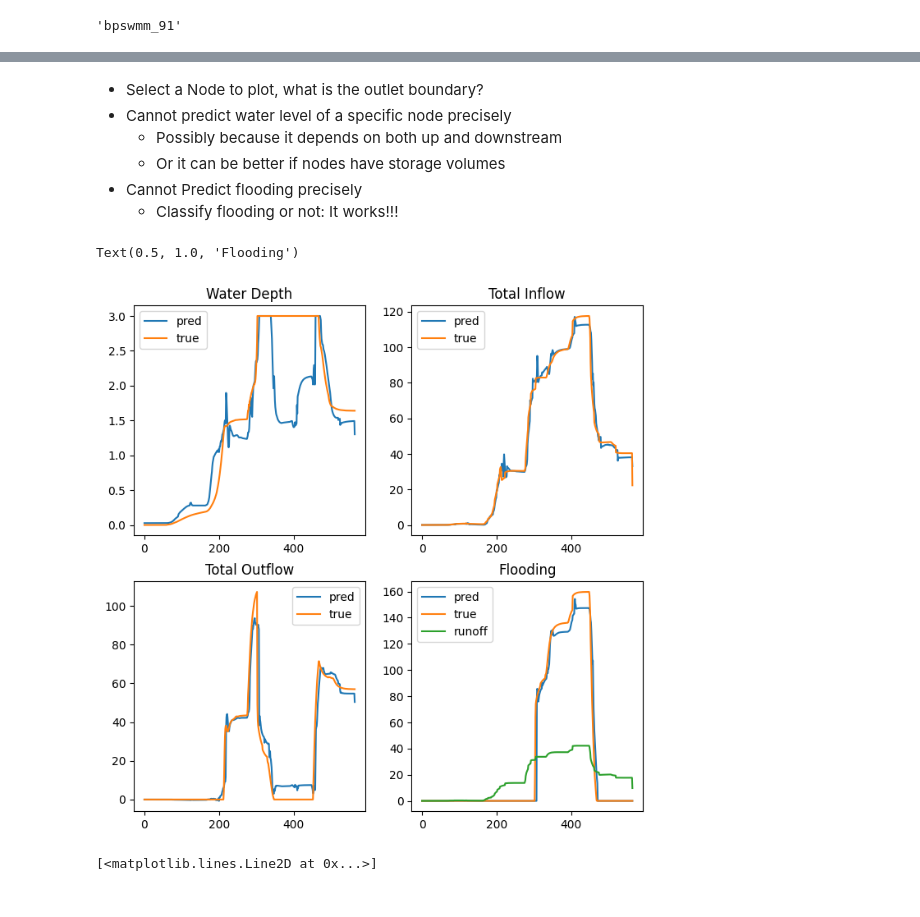
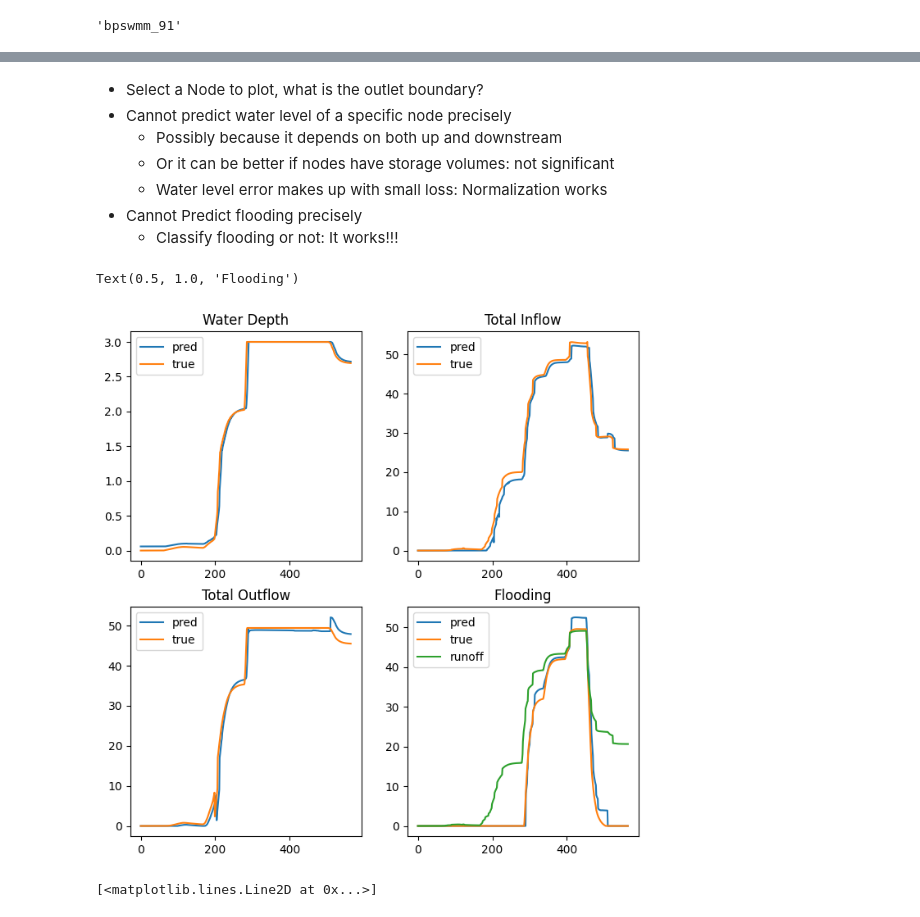
Before and after one commit to Zhiyu014/GNN-UDS, a Jupyter notebook: surrogate/test.ipynb, the cells around one changed output, grey strips where cells are left out. Cells and saved outputs as stored; diff of their text form; code cells hidden in the pictures.

Commit message:
rolling & norm update
Normalization needed to predict water depth

```diff
--- a/surrogate/test.ipynb
+++ b/surrogate/test.ipynb
@@ -5,7 +5,7 @@ import matplotlib.pyplot as plt
 # %% [markdown]
 ### Prediction
 # %%
-cwd = './results/shunqing/5s_res_bal_flood/'
+cwd = './results/shunqing/5s_res_bal_norm_flood/'
 files = [file for file in os.listdir(cwd) if file.endswith('.npy')]
 events = list(set(['_'.join(file.split('_')[:2]) for file in files]))
 # %%
@@ -56,7 +56,8 @@ Text(0.5, 1.0, 'Flooding')
 - Select a Node to plot, what is the outlet boundary?
 - Cannot predict water level of a specific node precisely
     - Possibly because it depends on both up and downstream
-    - Or it can be better if nodes have storage volumes
+    - Or it can be better if nodes have storage volumes: not significant
+    - Water level error makes up with small loss: Normalization works
 - Cannot Predict flooding precisely
     - Classify flooding or not: It works!!!
 # %%
@@ -64,34 +65,34 @@ from swmm_api import read_inp_file
 inp = read_inp_file('./envs/network/shunqing/shunqing.inp')
 # %%
 nodes = [k for k in inp.JUNCTIONS]
-idx = nodes.index('jd55')
-seq = -1
+idx = nodes.index('jd22')
+seq = 0
 
 fig,((ax1,ax2),(ax3,ax4)) = plt.subplots(2,2,figsize=(8,8))
 
 ax1.plot(pred[:,seq,idx,0],label='pred')
 ax1.plot(true[:,seq,idx,0],label='true')
 ax1.legend()
 ax1.set_title('Water Depth')
 
 ax2.plot(pred[:,seq,idx,1],label='pred')
 ax2.plot(true[:,seq,idx,1],label='true')
 ax2.legend()
 ax2.set_title('Total Inflow')
 
 ax3.plot(pred[:,seq,idx,2],label='pred')
 ax3.plot(true[:,seq,idx,2],label='true')
 ax3.legend()
 ax3.set_title('Total Outflow')
 
 ax4.plot(pred[:,seq,idx,-1],label='pred')
 ax4.plot(true[:,seq,idx,-1],label='true')
 ax4.plot(r[:,seq,idx,0],label='runoff')
 ax4.legend()
 ax4.set_title('Flooding')
 # %% [output]
 Text(0.5, 1.0, 'Flooding')
-[figure, old version]
+[figure, new version]
 # %%
 hmax = np.array([v.MaxDepth for _,v in inp.JUNCTIONS.items()])
 # %%
```
Also changed, not shown: parts of 2 cells of this notebook, 17 other files.
